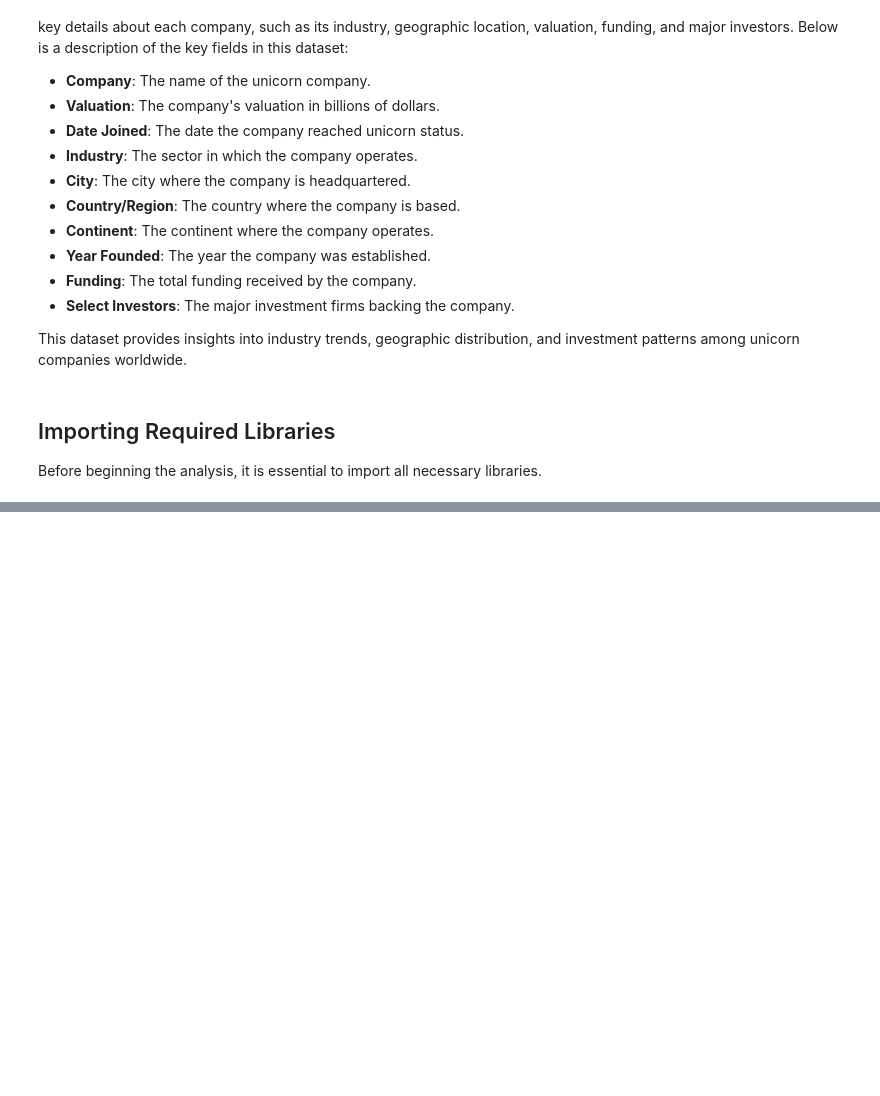
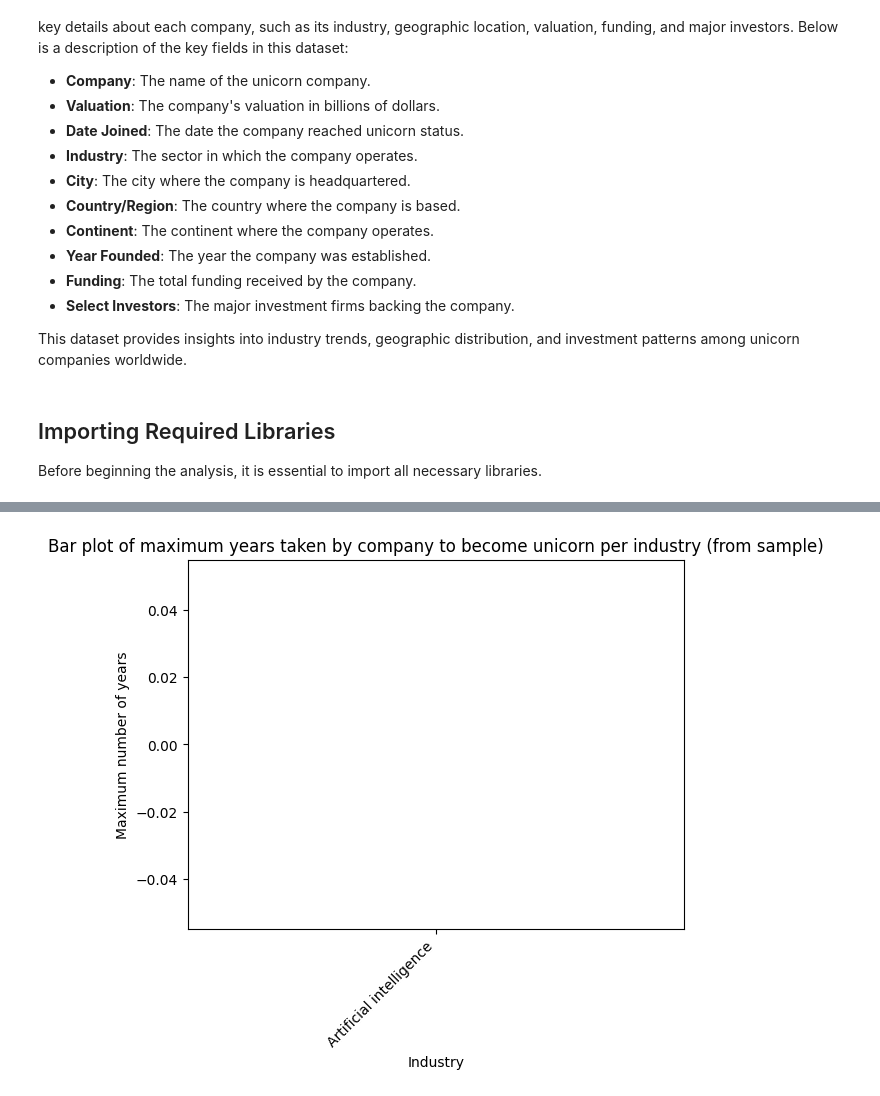
Before and after one commit to Cyberoctane29/Unicorn-Companies-Analysis, a Jupyter notebook: Unicorn_Companies_Analysis.ipynb, the cells around one changed output, grey strips where cells are left out. Cells and saved outputs as stored; diff of their text form; code cells hidden in the pictures; blank space fills up the shorter version.

```diff
--- a/Unicorn_Companies_Analysis.ipynb
+++ b/Unicorn_Companies_Analysis.ipynb
@@ -47,0 +159,4 @@ import matplotlib.pyplot as plt
+# %%
+companies['Date Joined'] = pd.to_datetime(companies['Date Joined'], format="%Y-%m-%d", errors='coerce')
+
+companies.info()
@@ -47,0 +185,4 @@ import matplotlib.pyplot as plt
+# %%
+companies['Year Joined'] = companies['Date Joined'].dt.year
+
+companies.head()
@@ -47,0 +202,2 @@ import matplotlib.pyplot as plt
+# %%
+companies_sampled = companies.sample(n=50, random_state=42)
@@ -47,0 +208,15 @@ import matplotlib.pyplot as plt
+# %%
+companies_sampled["years_until_unicorn"] = companies_sampled["Year Joined"] - companies_sampled["Year Founded"]
+
+grouped = companies_sampled[["Industry", "years_until_unicorn"]].groupby("Industry").max().sort_values("years_until_unicorn")
+# %%
+plt.bar(x=grouped.index, height=grouped["years_until_unicorn"], label="Years taken to reach unicorn")
+
+plt.title("Bar plot of maximum years taken by company to become unicorn per industry (from sample)")
+plt.xlabel("Industry")
+plt.ylabel("Maximum number of years")
+plt.xticks(rotation=45, horizontalalignment='right')
+
+plt.show()
+# %% [output]
+[figure, added]
```
Also changed, not shown: parts of 31 cells of this notebook.
